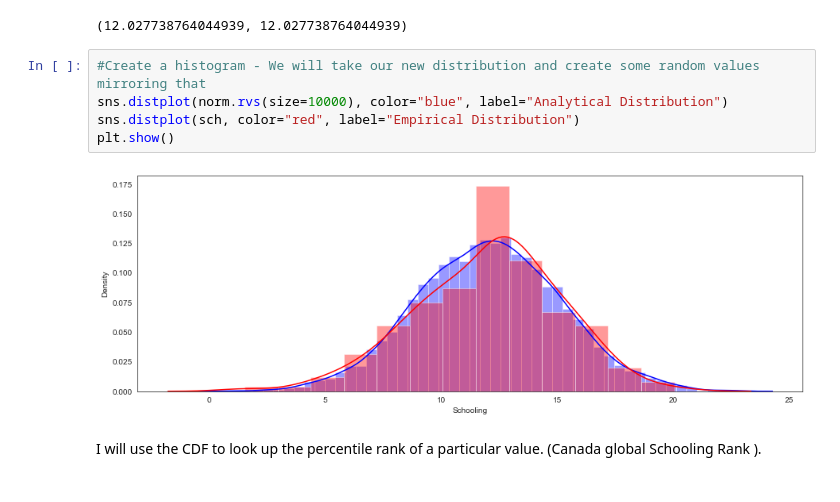
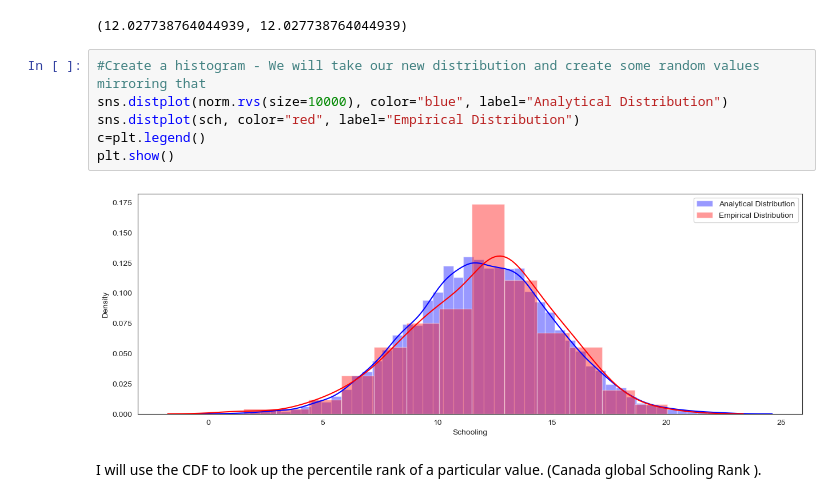
Before and after one commit to fadesere/BSIP_Assignment_2_Students, a Jupyter notebook: stats_asn_2_start.ipynb, the cells around one changed output. Drawn from its saved outputs; the diff is of its cells as text.

```diff
--- a/stats_asn_2_start.ipynb
+++ b/stats_asn_2_start.ipynb
@@ -453,10 +453,11 @@ norm.median(), norm.mean()
 # %%
 #Create a histogram - We will take our new distribution and create some random values mirroring that
 sns.distplot(norm.rvs(size=10000), color="blue", label="Analytical Distribution")
 sns.distplot(sch, color="red", label="Empirical Distribution")
+c=plt.legend()
 plt.show()
 # %% [output]
-[figure, old version]
+[figure, new version]
 # %% [markdown]
 I will use the CDF to look up the percentile rank of a particular value. (Canada global Schooling Rank ).
 # %%
```
Also changed, not shown: parts of 14 cells of this notebook.
